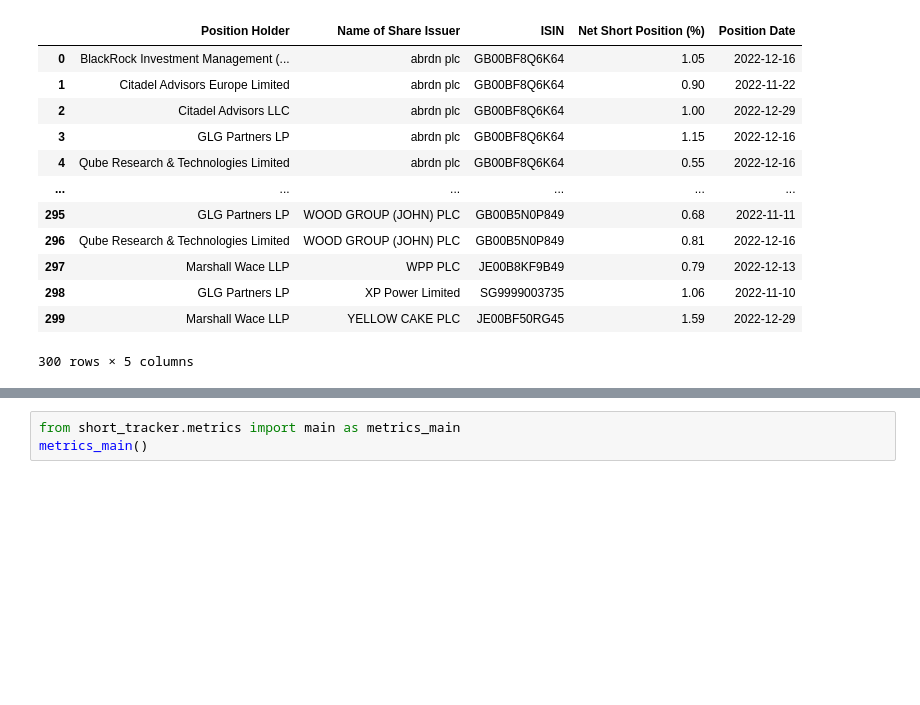
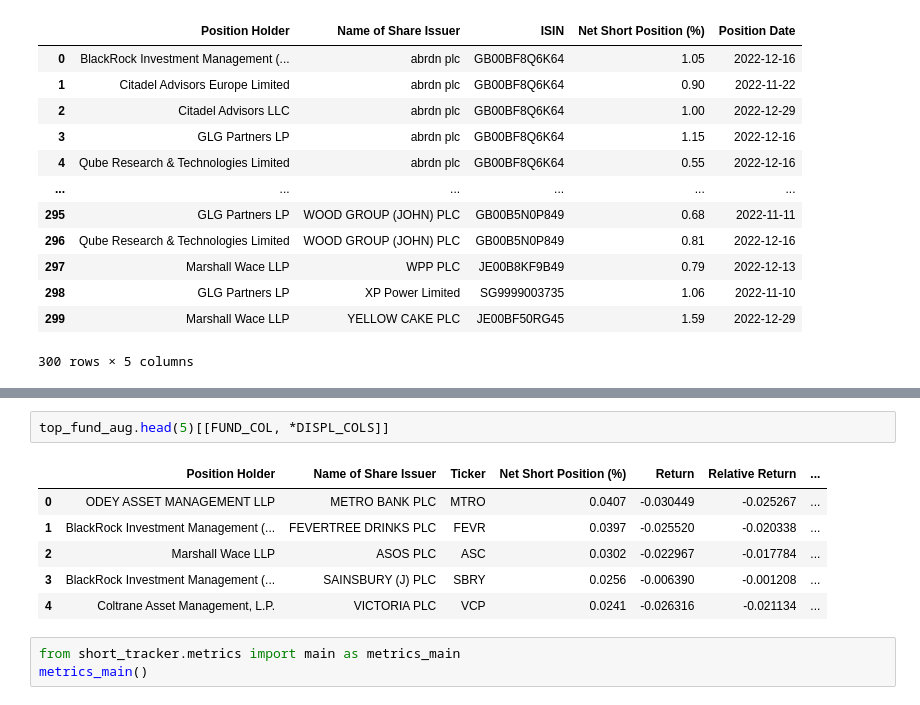
Before and after one commit to nikulpatel3141/UK-Short-Tracker, a Jupyter notebook: Notebooks/process_scripting.ipynb, the cells around one changed output, grey strips where cells are left out. Drawn from its saved outputs; the diff is of its cells as text; blank space fills up the shorter version.

```diff
--- a/Notebooks/process_scripting.ipynb
+++ b/Notebooks/process_scripting.ipynb
@@ -349,3 +409,12 @@ top_sec_aug
+# %%
+top_fund_aug.head(5)[[FUND_COL, *DISPL_COLS]]
+# %% [output]
+|  | Position Holder | Name of Share Issuer | Ticker | Net Short Position (%) | Return | Relative Return | ... |
+| 0 | ODEY ASSET MANAGEMENT LLP | METRO BANK PLC | MTRO | 0.0407 | -0.030449 | -0.025267 | ... |
+| 1 | BlackRock Investment Management (... | FEVERTREE DRINKS PLC | FEVR | 0.0397 | -0.025520 | -0.020338 | ... |
+| 2 | Marshall Wace LLP | ASOS PLC | ASC | 0.0302 | -0.022967 | -0.017784 | ... |
+| 3 | BlackRock Investment Management (... | SAINSBURY (J) PLC | SBRY | 0.0256 | -0.006390 | -0.001208 | ... |
+| 4 | Coltrane Asset Management, L.P. | VICTORIA PLC | VCP | 0.0241 | -0.026316 | -0.021134 | ... |
 # %%
 from short_tracker.metrics import main as metrics_main
 metrics_main()
```
Also changed, not shown: parts of 11 cells of this notebook, 2 other files.
